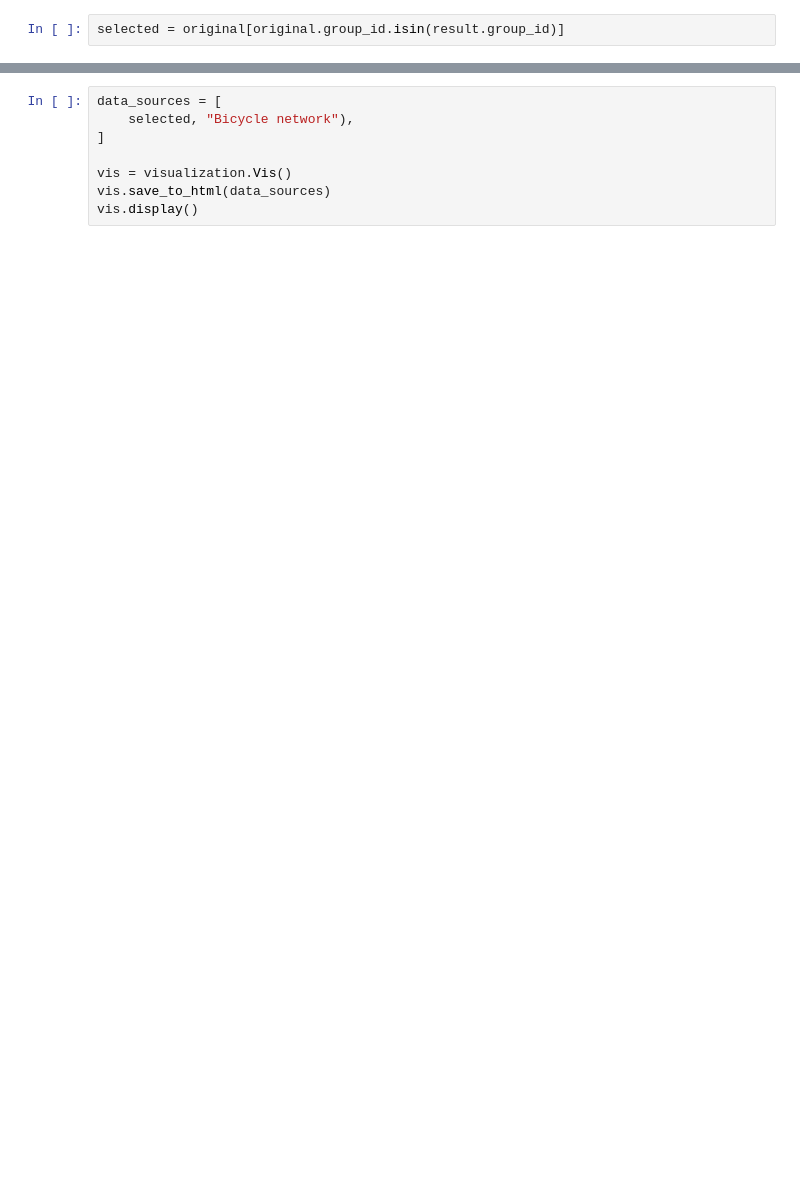
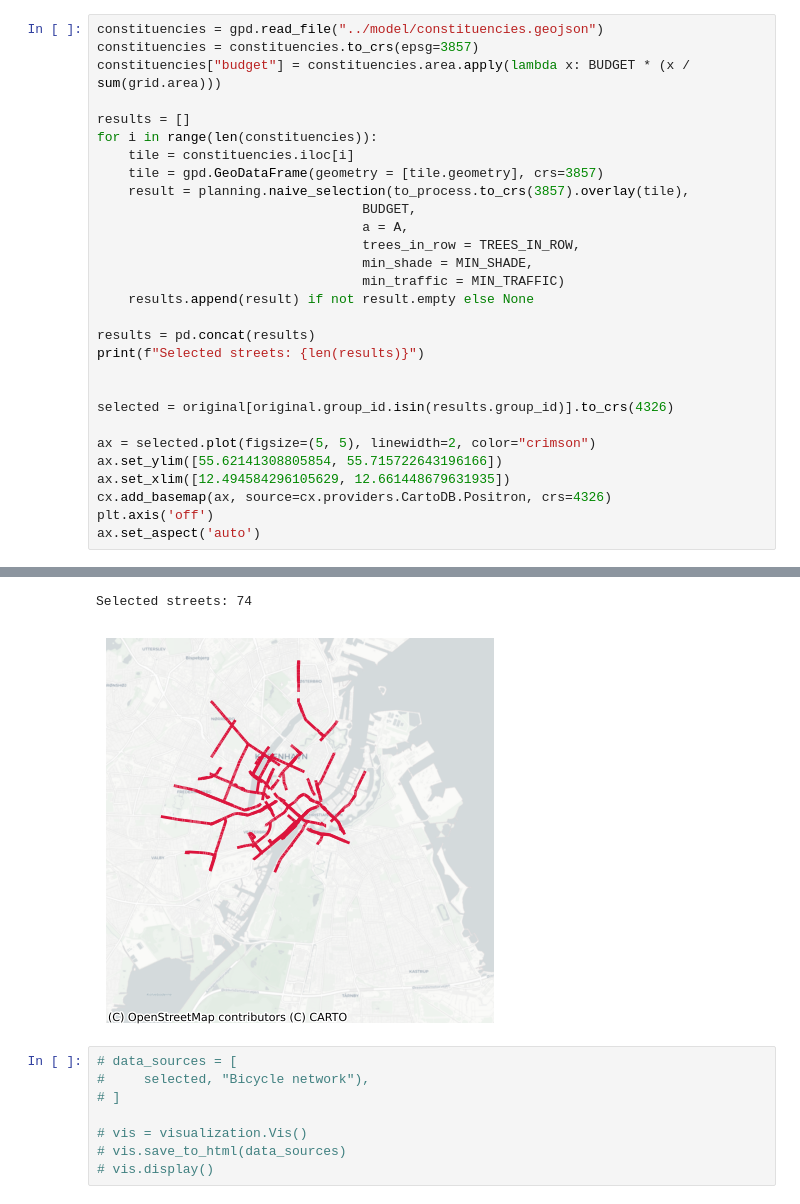
Before and after one commit to edibegovic/shadow-routes, a Jupyter notebook: experiments/tree_planting.ipynb, the cells around one changed output, grey strips where cells are left out. Drawn from its saved outputs; the diff is of its cells as text; blank space fills up the shorter version.

```diff
--- a/experiments/tree_planting.ipynb
+++ b/experiments/tree_planting.ipynb
@@ -36,2 +64,30 @@ See the caveats in the documentation: https://pandas.pydata.org/pandas-docs/stab
-# %%
-selected = original[original.group_id.isin(result.group_id)]
+# %%
+constituencies = gpd.read_file("../model/constituencies.geojson")
+constituencies = constituencies.to_crs(epsg=3857)
+constituencies["budget"] = constituencies.area.apply(lambda x: BUDGET * (x / sum(grid.area)))
+
+results = []
+for i in range(len(constituencies)):
+    tile = constituencies.iloc[i]
+    tile = gpd.GeoDataFrame(geometry = [tile.geometry], crs=3857)
+    result = planning.naive_selection(to_process.to_crs(3857).overlay(tile),
+                                  BUDGET,
+                                  a = A,
+                                  trees_in_row = TREES_IN_ROW,
+                                  min_shade = MIN_SHADE,
+                                  min_traffic = MIN_TRAFFIC)
+    results.append(result) if not result.empty else None
+
+results = pd.concat(results)
+print(f"Selected streets: {len(results)}")
+
+
+selected = original[original.group_id.isin(results.group_id)].to_crs(4326)
+
+ax = selected.plot(figsize=(5, 5), linewidth=2, color="crimson")
+ax.set_ylim([55.62141308805854, 55.715722643196166])
+ax.set_xlim([12.494584296105629, 12.661448679631935])
+cx.add_basemap(ax, source=cx.providers.CartoDB.Positron, crs=4326)
+plt.axis('off')
+ax.set_aspect('auto')
+# %% [output]
@@ -38,8 +111,10 @@ selected = original[original.group_id.isin(result.group_id)]
+Selected streets: 74
+[figure, added]
 # %%
-data_sources = [
-    selected, "Bicycle network"),
-]
+# data_sources = [
+#     selected, "Bicycle network"),
+# ]
 
-vis = visualization.Vis()
-vis.save_to_html(data_sources)
-vis.display()
+# vis = visualization.Vis()
+# vis.save_to_html(data_sources)
+# vis.display()
```
Also changed, not shown: parts of 8 cells of this notebook.
